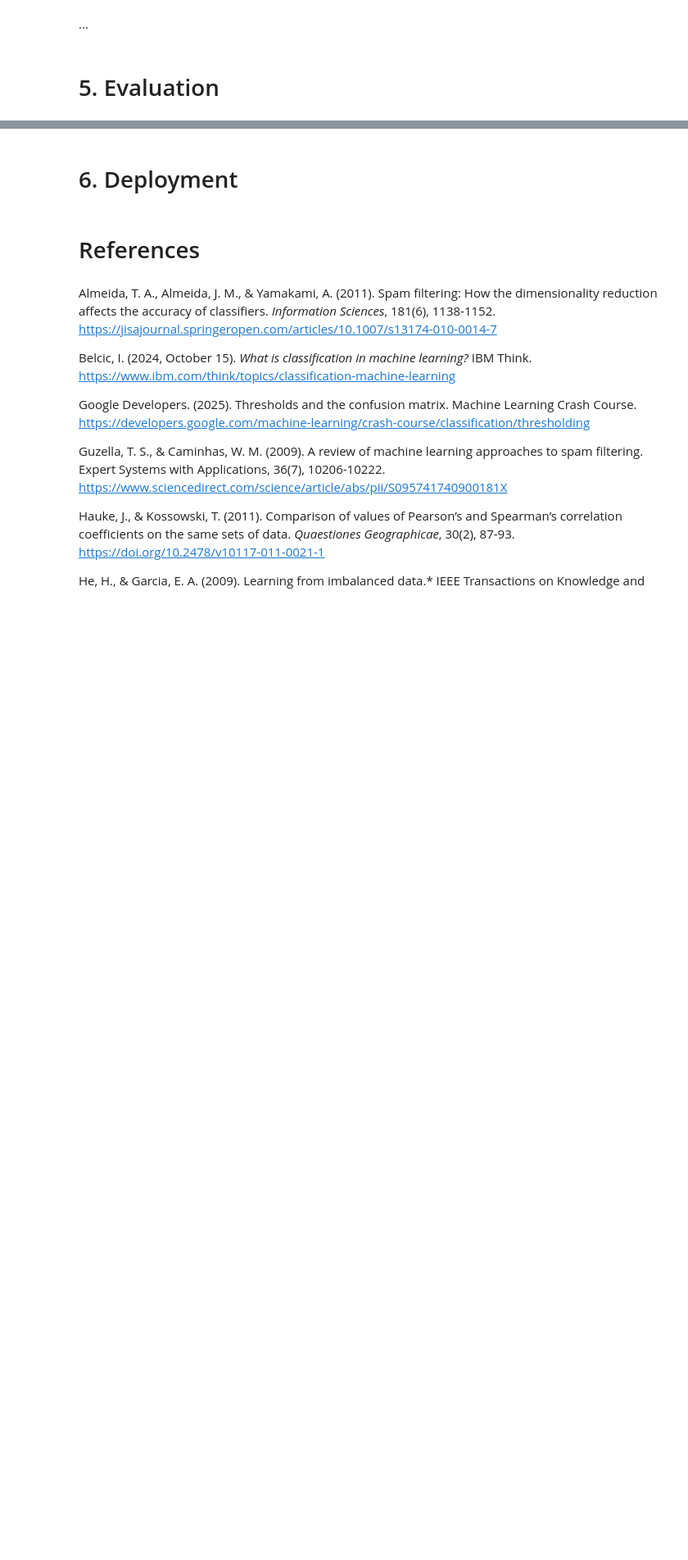
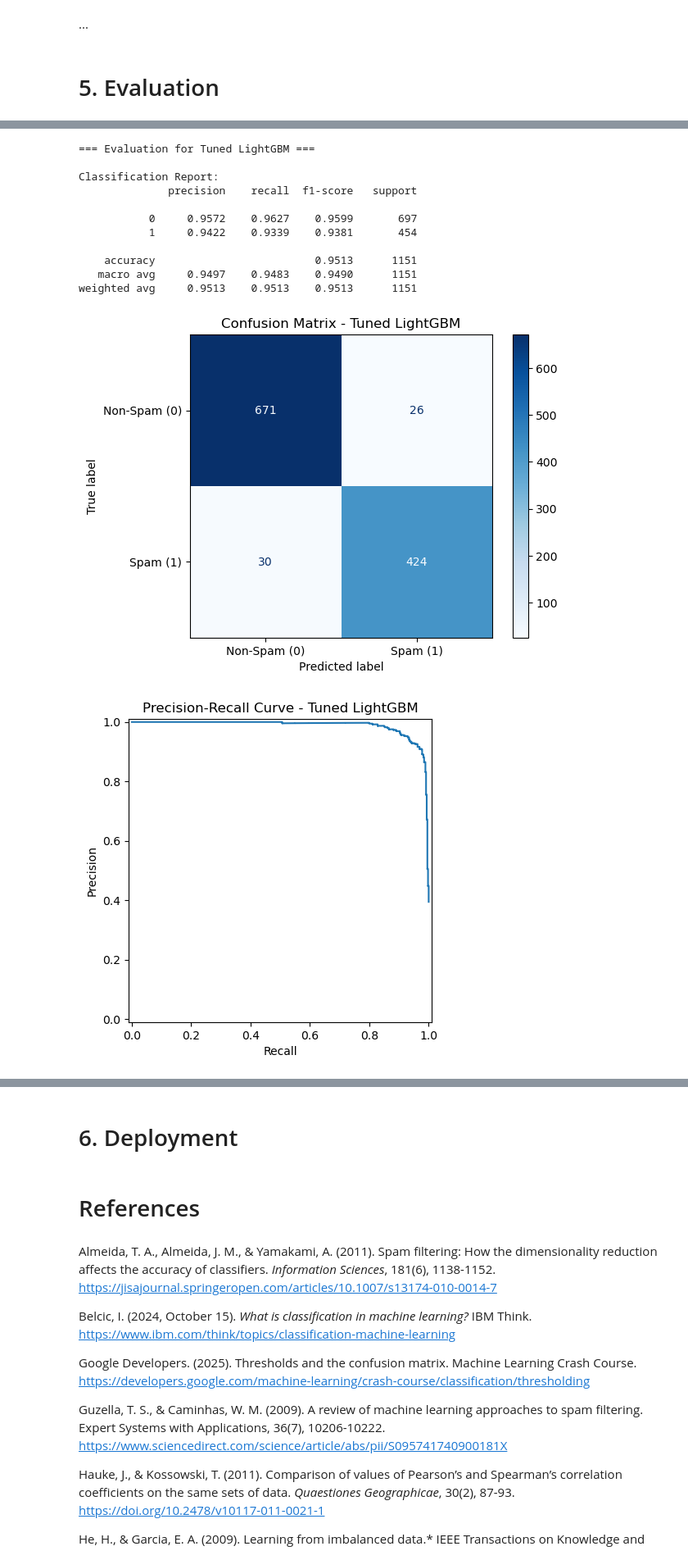
Before and after one commit to hansdarmawann/spambase-lgbm, a Jupyter notebook: spb_hd.ipynb, the cells around one changed output, grey strips where cells are left out. Shown at 82% size. Saved outputs shown, nothing was run; the diff lists cells and outputs as text; code cells hidden in the pictures; blank space fills up the shorter version.

```diff
--- a/spb_hd.ipynb
+++ b/spb_hd.ipynb
@@ -591,0 +682,17 @@ Several key metrics are used to evaluate classification models, which are:
+# %%
+# Evaluasi model hasil tuning
+evaluate_model(y_test, y_pred_tuned, y_proba_tuned, "Tuned LightGBM")
+# %% [output]
+=== Evaluation for Tuned LightGBM ===
+
+Classification Report:
+              precision    recall  f1-score   support
+
+           0     0.9572    0.9627    0.9599       697
+           1     0.9422    0.9339    0.9381       454
+
+    accuracy                         0.9513      1151
+   macro avg     0.9497    0.9483    0.9490      1151
+weighted avg     0.9513    0.9513    0.9513      1151
+[figure, added]
+[figure, added]
```
Also changed, not shown: parts of 9 cells of this notebook.
